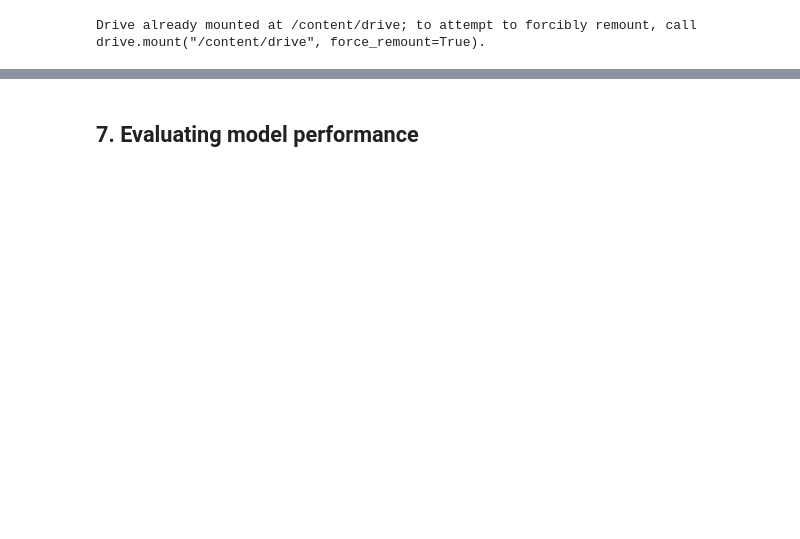
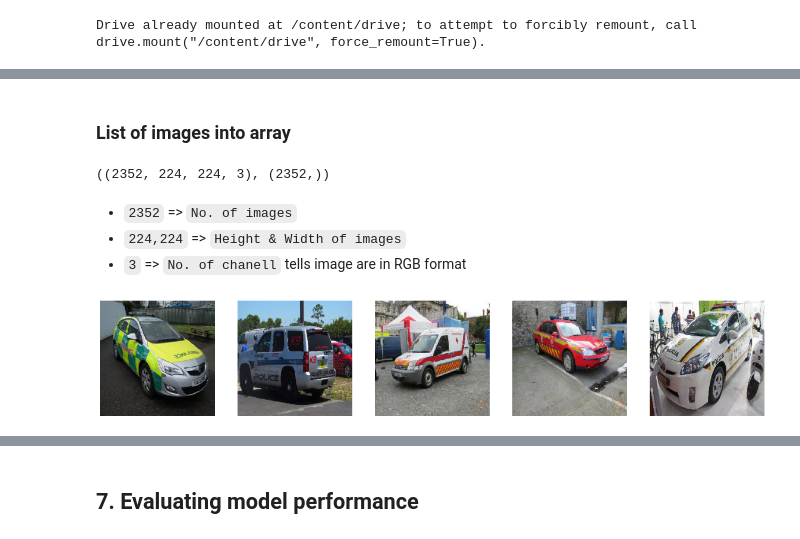
Before and after one commit to MvMukesh/EmergencyVehicle_Classification-NN, a Jupyter notebook: Neural network and hyperparameter tuning in keras/Neural_Networks_using_Keras.ipynb, the cells around one changed output, grey strips where cells are left out. Saved outputs shown, nothing was run; the diff lists cells and outputs as text; code cells hidden in the pictures; blank space fills up the shorter version.

```diff
--- a/Neural network and hyperparameter tuning in keras/Neural_Networks_using_Keras.ipynb
+++ b/Neural network and hyperparameter tuning in keras/Neural_Networks_using_Keras.ipynb
@@ -102,6 +57,0 @@ X.shape
-# %%
-# visualizing images
-fig,ax = plt.subplots(nrows=1,ncols=5,figsize=(20,20))
-for i in range(5):
-    ax[i].imshow(X[i*400])
-    ax[i].axis('off')
@@ -208,0 +87,2 @@ Epoch 50/50
+# %% [markdown]
+### List of images into array
@@ -208,0 +92,16 @@ Epoch 50/50
+# %%
+X.shape, y.shape
+# %% [output]
+((2352, 224, 224, 3), (2352,))
+# %% [markdown]
+* `2352` => `No. of images`
+* `224,224` => `Height & Width of images`
+* `3` => `No. of chanell` tells image are in RGB format
+# %%
+fig,ax = plt.subplots(nrows=1,ncols=5,figsize=(20,20))
+
+for i in range(5):
+    ax[i].imshow(X[i*100])
+    ax[i].axis('off')
+# %% [output]
+[figure, added]
```
Also changed, not shown: parts of 137 cells of this notebook.
